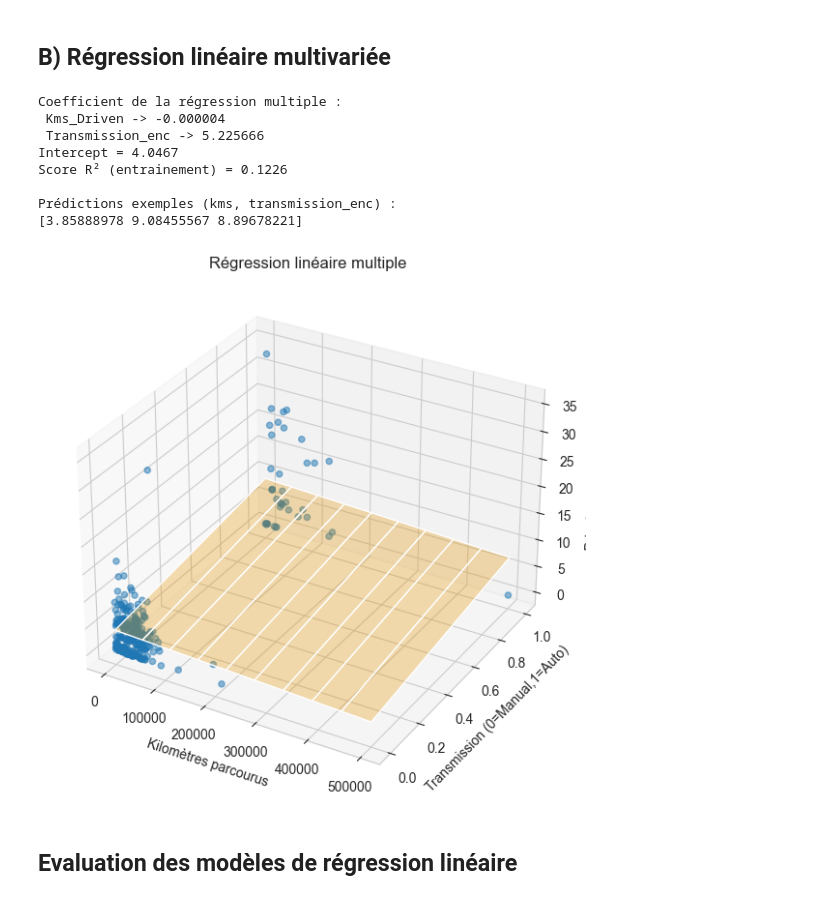
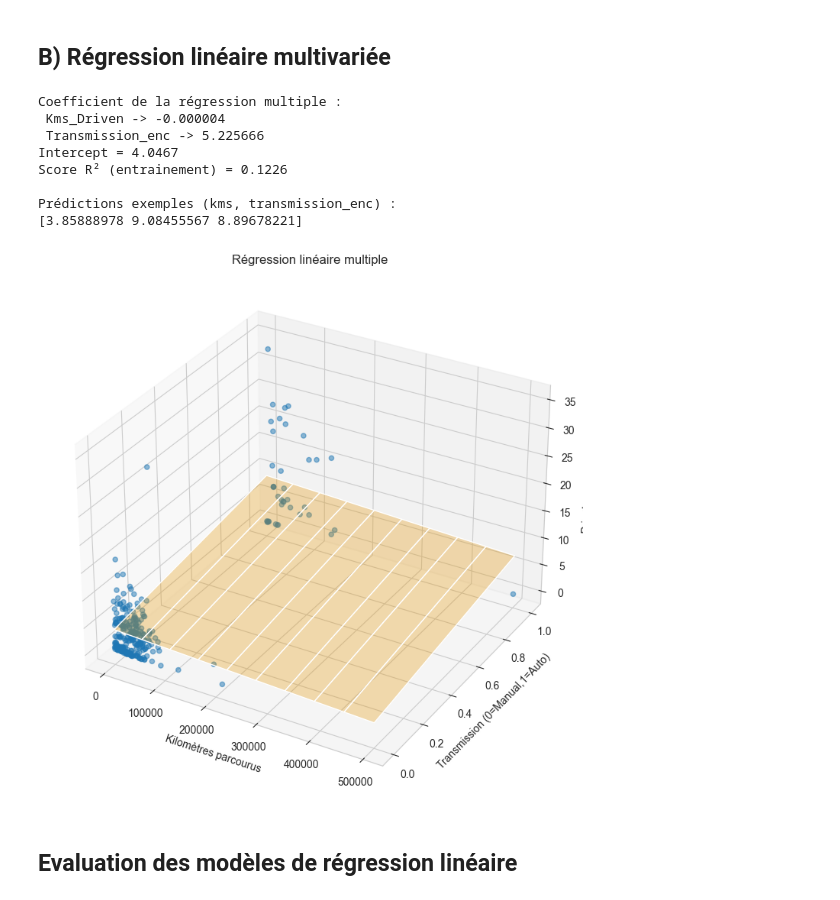
Before and after one commit to axel-achart/new-car, a Jupyter notebook: notebook.ipynb, the cells around one changed output. Cells and saved outputs as stored; diff of their text form; code cells hidden in the pictures.

```diff
--- a/notebook.ipynb
+++ b/notebook.ipynb
@@ -320,36 +320,36 @@ print(f"Score R² (entrainement) = {model_multi.score(X_multi, y_multi):.4f}")
 example = np.array([[50000, 0],  # 50k km, manuel
                     [50000, 1],  # 50k km, automatique
                     [100000, 1]])
 print("\nPrédictions exemples (kms, transmission_enc) :")
 print(model_multi.predict(example))
 
 # Visualisation (scatter plot en 3D) pour voir le plan de régression
 from mpl_toolkits.mplot3d import Axes3D
-fig = plt.figure(figsize=(10, 7))
+fig = plt.figure(figsize=(11, 9))
 ax = fig.add_subplot(111, projection='3d')
 ax.scatter(df_clean['Kms_Driven'], df_clean['Transmission_enc'], df_clean['Selling_Price'], alpha=0.5)
 ax.set_xlabel('Kilomètres parcourus')
 ax.set_ylabel('Transmission (0=Manual,1=Auto)')
-ax.set_zlabel('Prix de vente (lakh)')
+ax.set_zlabel('Prix de vente (k€)')
 ax.set_title('Régression linéaire multiple')
 
 # Plan de prédiction
 kms_range = np.linspace(df_clean['Kms_Driven'].min(), df_clean['Kms_Driven'].max(), 10)
 trans_range = np.array([0, 1])
 K, T = np.meshgrid(kms_range, trans_range)
 Z = model_multi.intercept_ + model_multi.coef_[0] * K + model_multi.coef_[1] * T
 ax.plot_surface(K, T, Z, alpha=0.3, color='orange')
 plt.show()
 # %% [output]
 Coefficient de la régression multiple :
  Kms_Driven -> -0.000004
  Transmission_enc -> 5.225666
 Intercept = 4.0467
 Score R² (entrainement) = 0.1226
 
 Prédictions exemples (kms, transmission_enc) :
 [3.85888978 9.08455567 8.89678221]
-[figure, old version]
+[figure, new version]
 # %% [markdown]
 ## Evaluation des modèles de régression linéaire
 # %%
```
Also changed, not shown: parts of 8 cells of this notebook, 1 other file.
